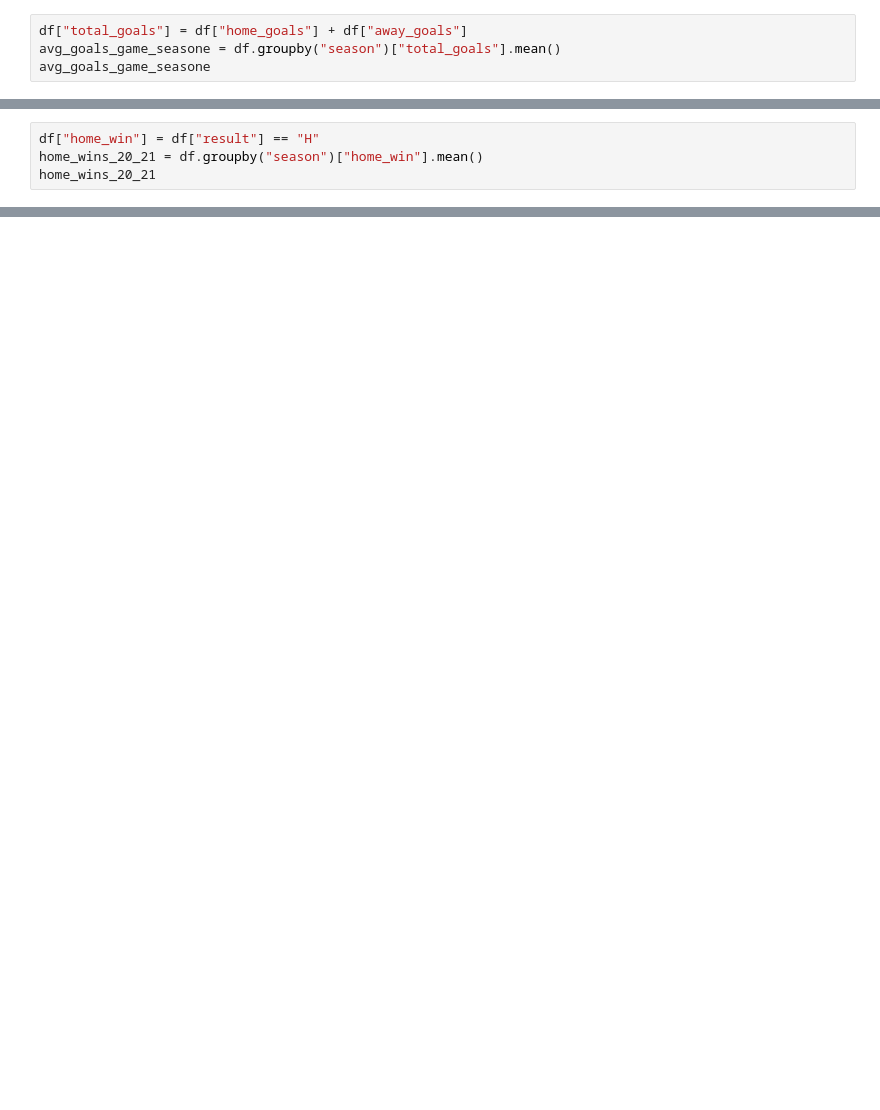
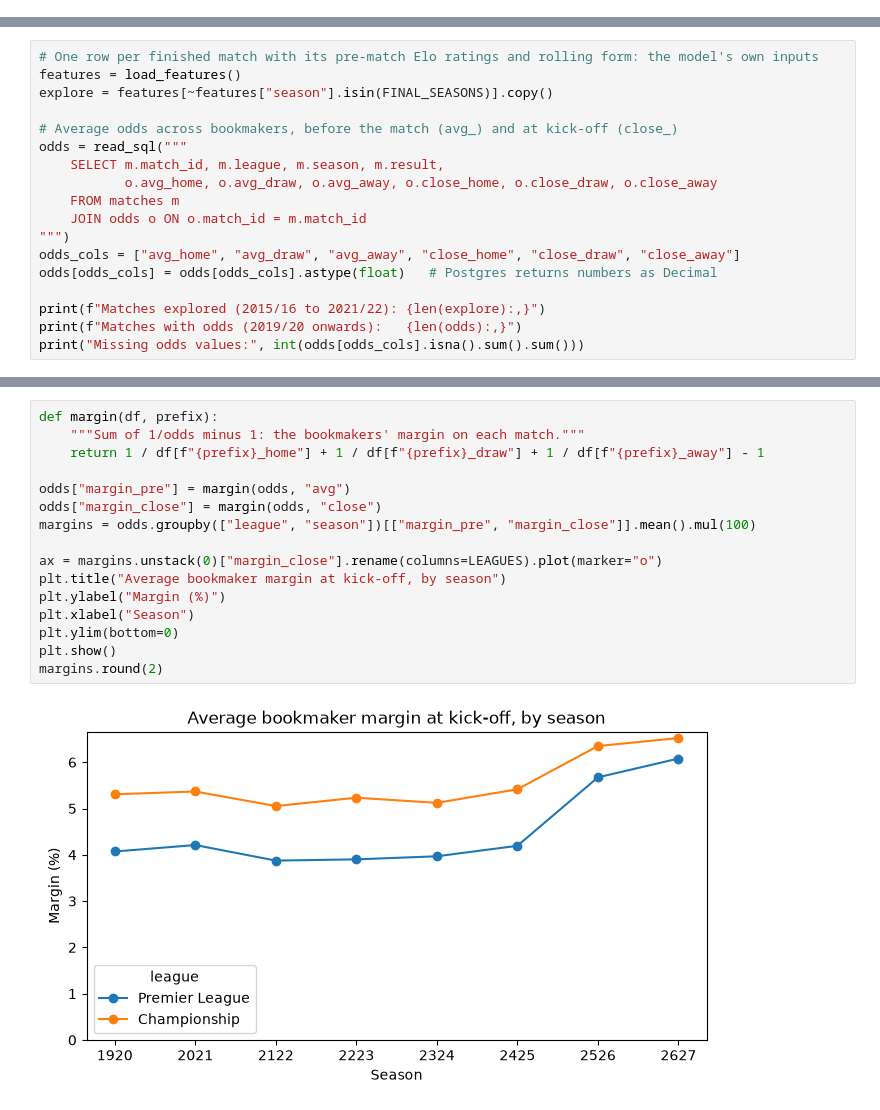
Before and after one commit to BillyGeros94/football-odds-predictor, a Jupyter notebook: notebooks/exploration.ipynb, the cells around one changed output, grey strips where cells are left out. Cells and saved outputs as stored; diff of their text form; blank space fills up the shorter version.

Commit message:
Replace the placeholder exploration with a full analysis behind each modelling choice

```diff
--- a/notebooks/exploration.ipynb
+++ b/notebooks/exploration.ipynb
@@ -35,4 +0,0 @@ rates
-# %%
-df["total_goals"] = df["home_goals"] + df["away_goals"]
-avg_goals_game_seasone = df.groupby("season")["total_goals"].mean()
-avg_goals_game_seasone
@@ -54,4 +0,0 @@ Name: total_goals, dtype: float64
-# %%
-df["home_win"] = df["result"] == "H"
-home_wins_20_21 = df.groupby("season")["home_win"].mean()
-home_wins_20_21
@@ -82,0 +23,18 @@ plt.show()
+# %%
+# One row per finished match with its pre-match Elo ratings and rolling form: the model's own inputs
+features = load_features()
+explore = features[~features["season"].isin(FINAL_SEASONS)].copy()
+
+# Average odds across bookmakers, before the match (avg_) and at kick-off (close_)
+odds = read_sql("""
+    SELECT m.match_id, m.league, m.season, m.result,
+           o.avg_home, o.avg_draw, o.avg_away, o.close_home, o.close_draw, o.close_away
+    FROM matches m
+    JOIN odds o ON o.match_id = m.match_id
+""")
+odds_cols = ["avg_home", "avg_draw", "avg_away", "close_home", "close_draw", "close_away"]
+odds[odds_cols] = odds[odds_cols].astype(float)   # Postgres returns numbers as Decimal
+
+print(f"Matches explored (2015/16 to 2021/22): {len(explore):,}")
+print(f"Matches with odds (2019/20 onwards):   {len(odds):,}")
+print("Missing odds values:", int(odds[odds_cols].isna().sum().sum()))
@@ -82,0 +225,18 @@ plt.show()
+# %%
+def margin(df, prefix):
+    """Sum of 1/odds minus 1: the bookmakers' margin on each match."""
+    return 1 / df[f"{prefix}_home"] + 1 / df[f"{prefix}_draw"] + 1 / df[f"{prefix}_away"] - 1
+
+odds["margin_pre"] = margin(odds, "avg")
+odds["margin_close"] = margin(odds, "close")
+margins = odds.groupby(["league", "season"])[["margin_pre", "margin_close"]].mean().mul(100)
+
+ax = margins.unstack(0)["margin_close"].rename(columns=LEAGUES).plot(marker="o")
+plt.title("Average bookmaker margin at kick-off, by season")
+plt.ylabel("Margin (%)")
+plt.xlabel("Season")
+plt.ylim(bottom=0)
+plt.show()
+margins.round(2)
+# %% [output]
+[figure, added]
```
Also changed, not shown: parts of 31 cells of this notebook.
